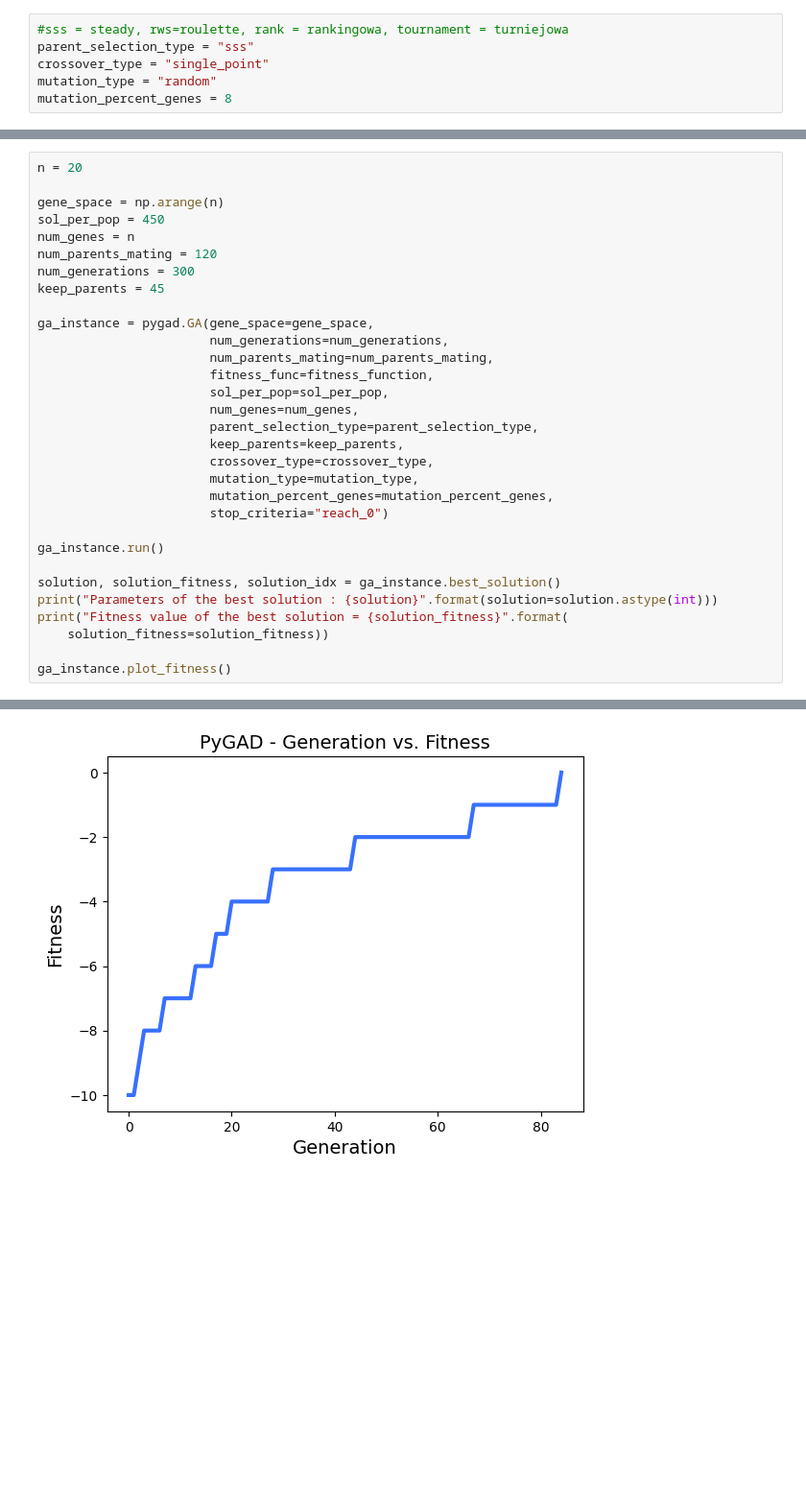
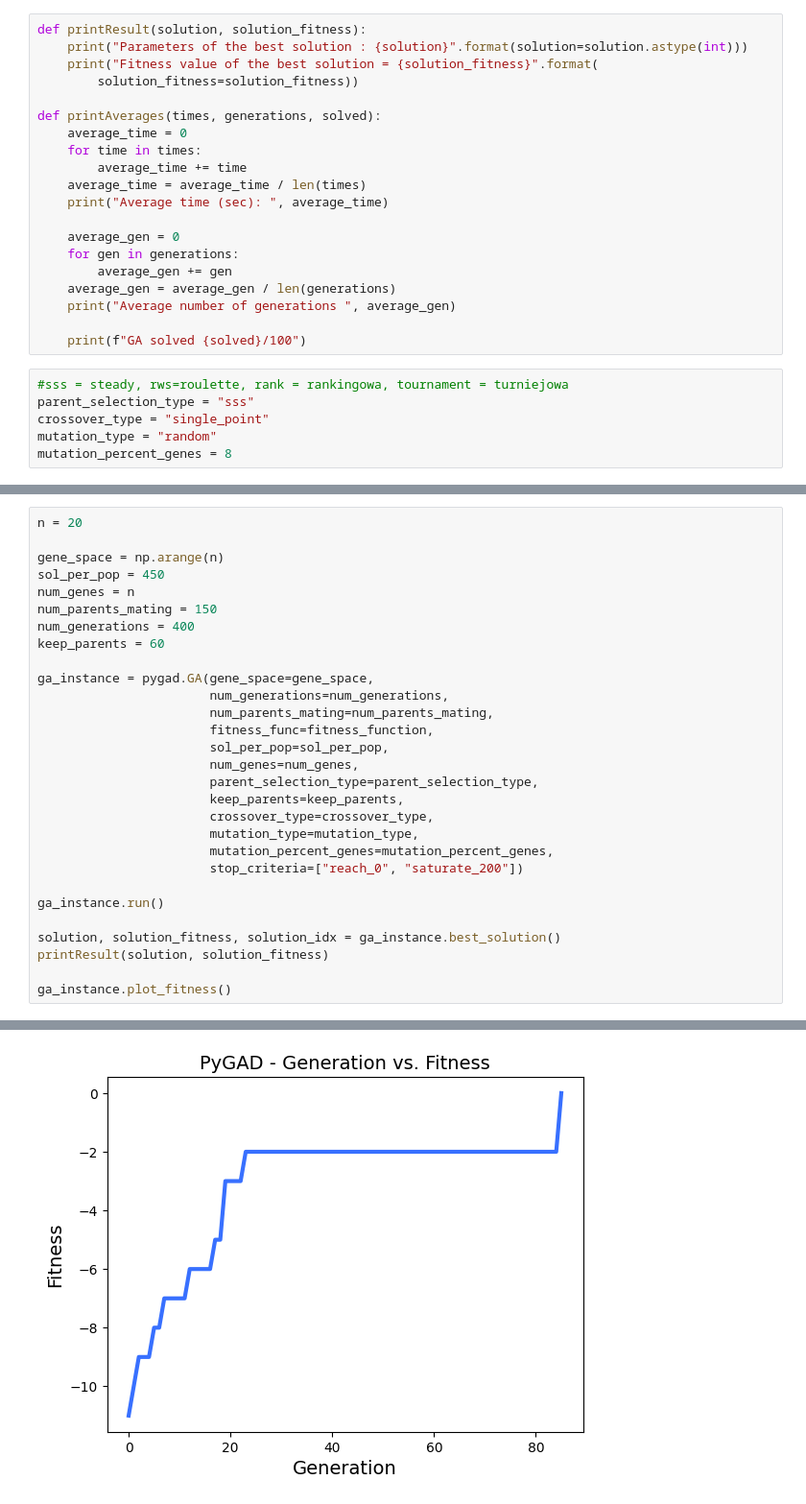
Before and after one commit to piotrd22/computational_intelligence_ug, a Jupyter notebook: project01/project.ipynb, the cells around one changed output, grey strips where cells are left out. Shown: that part at 96% size. Drawn from its saved outputs; the diff is of its cells as text; blank space fills up the shorter version.

Commit message:
added time tests

```diff
--- a/project01/project.ipynb
+++ b/project01/project.ipynb
@@ -61,6 +62,26 @@ def fitness_func(solution, solution_idx):
     return (attacks * -1)
 
 fitness_function = fitness_func
+# %%
+def printResult(solution, solution_fitness):
+    print("Parameters of the best solution : {solution}".format(solution=solution.astype(int)))
+    print("Fitness value of the best solution = {solution_fitness}".format(
+        solution_fitness=solution_fitness))
+
+def printAverages(times, generations, solved):
+    average_time = 0
+    for time in times:
+        average_time += time
+    average_time = average_time / len(times)
+    print("Average time (sec): ", average_time)
+
+    average_gen = 0
+    for gen in generations:
+        average_gen += gen
+    average_gen = average_gen / len(generations)
+    print("Average number of generations ", average_gen)
+
+    print(f"GA solved {solved}/100")
 # %%
 #sss = steady, rws=roulette, rank = rankingowa, tournament = turniejowa
 parent_selection_type = "sss"
@@ -145,9 +334,9 @@ n = 20
 gene_space = np.arange(n)
 sol_per_pop = 450
 num_genes = n
-num_parents_mating = 120
-num_generations = 300
-keep_parents = 45
+num_parents_mating = 150
+num_generations = 400
+keep_parents = 60
 
 ga_instance = pygad.GA(gene_space=gene_space,
                        num_generations=num_generations,
@@ -160,14 +349,12 @@ ga_instance = pygad.GA(gene_space=gene_space,
                        crossover_type=crossover_type,
                        mutation_type=mutation_type,
                        mutation_percent_genes=mutation_percent_genes,
-                       stop_criteria="reach_0")
+                       stop_criteria=["reach_0", "saturate_200"])
 
 ga_instance.run()
 
 solution, solution_fitness, solution_idx = ga_instance.best_solution()
-print("Parameters of the best solution : {solution}".format(solution=solution.astype(int)))
-print("Fitness value of the best solution = {solution_fitness}".format(
-    solution_fitness=solution_fitness))
+printResult(solution, solution_fitness)
 
 ga_instance.plot_fitness()
 # %% [output]
@@ -175,2 +362,2 @@ Parameters of the best solution : [13  9  5 19  4  7 11 16 18 10 14 17  2 12  1
 Fitness value of the best solution = 0
-[figure, old version]
+[figure, new version]
```
Also changed, not shown: parts of 13 cells of this notebook.
